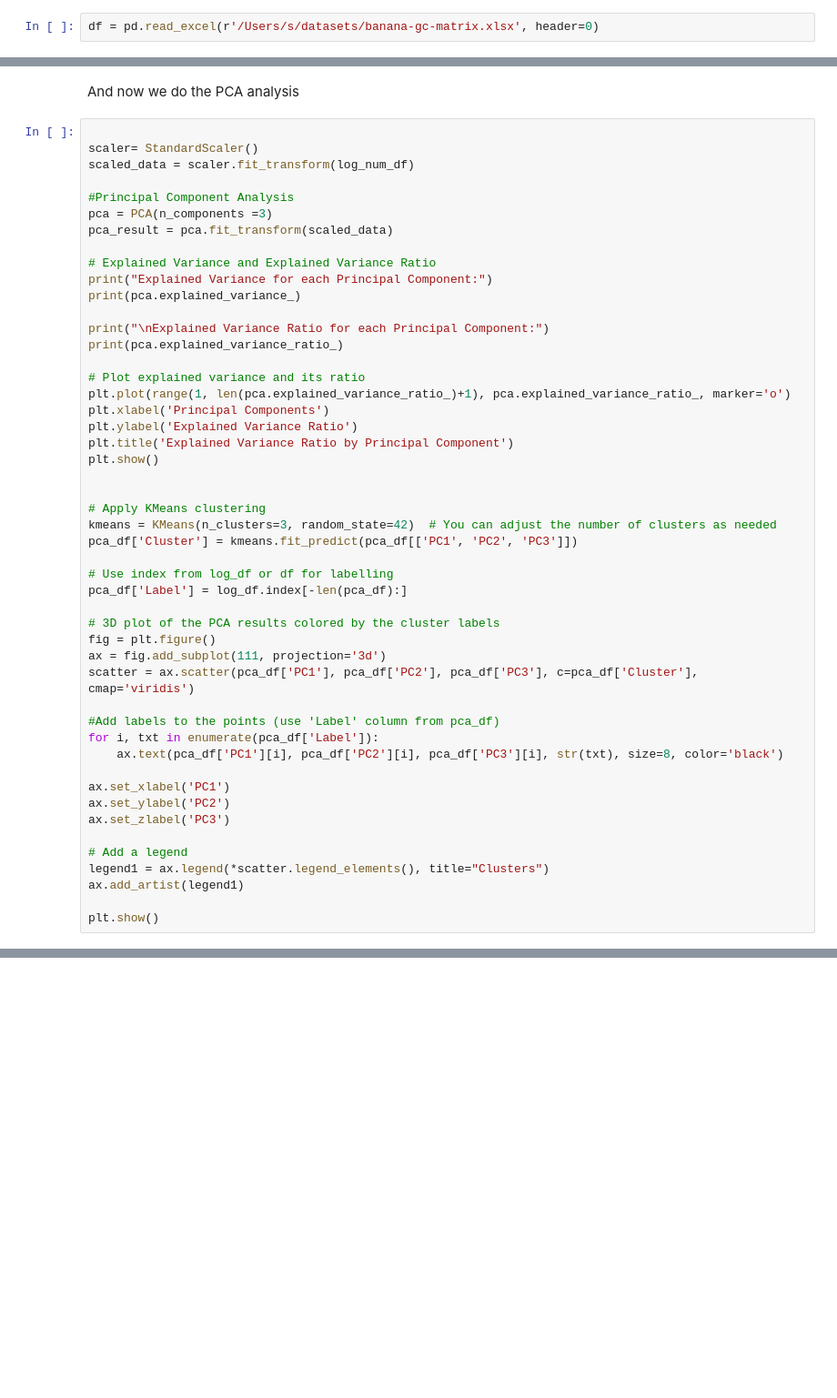
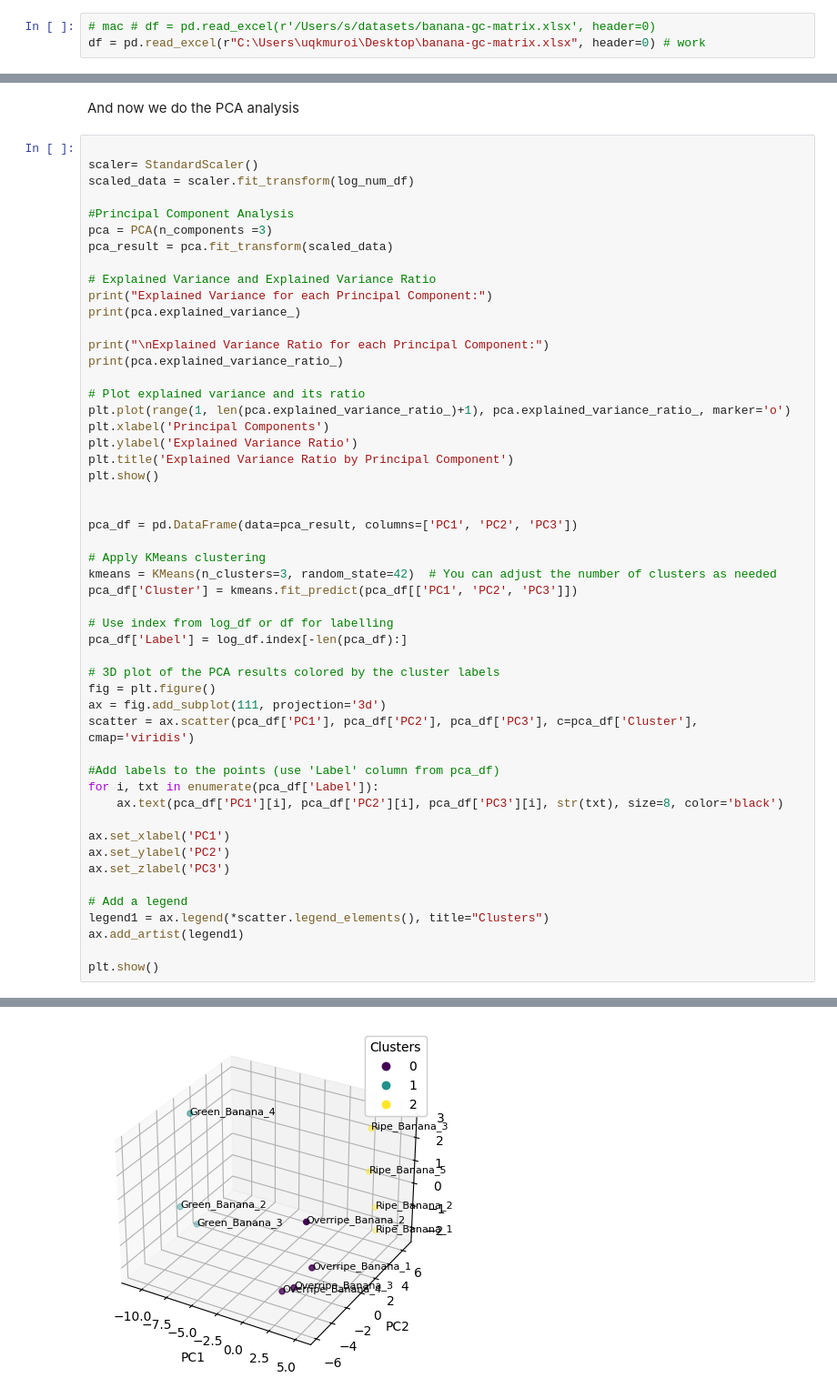
Before and after one commit to subarumuroi/EnzymeKineticGPR, a Jupyter notebook: banana data ML.ipynb, the cells around one changed output, grey strips where cells are left out. Shown at 91% size. Cells and saved outputs as stored; diff of their text form; blank space fills up the shorter version.

```diff
--- a/banana data ML.ipynb
+++ b/banana data ML.ipynb
@@ -25,7 +25,8 @@ import umap as U
 # %% [markdown]
 read file
 # %%
-df = pd.read_excel(r'/Users/s/datasets/banana-gc-matrix.xlsx', header=0)
+# mac # df = pd.read_excel(r'/Users/s/datasets/banana-gc-matrix.xlsx', header=0)
+df = pd.read_excel(r"C:\Users\uqkmuroi\Desktop\banana-gc-matrix.xlsx", header=0) # work
 # %% [markdown]
 This below is for this particular dataset to remove last 7 columns with metabolome name but no values
 # %%
@@ -167,6 +168,8 @@ plt.ylabel('Explained Variance Ratio')
 plt.title('Explained Variance Ratio by Principal Component')
 plt.show()
 
+
+pca_df = pd.DataFrame(data=pca_result, columns=['PC1', 'PC2', 'PC3'])
 
 # Apply KMeans clustering
 kmeans = KMeans(n_clusters=3, random_state=42)  # You can adjust the number of clusters as needed
@@ -203,0 +206 @@ NameError: name 'pca_df' is not defined
+[figure, added]
```
Also changed, not shown: parts of 1 cell of this notebook, 1 other file.
